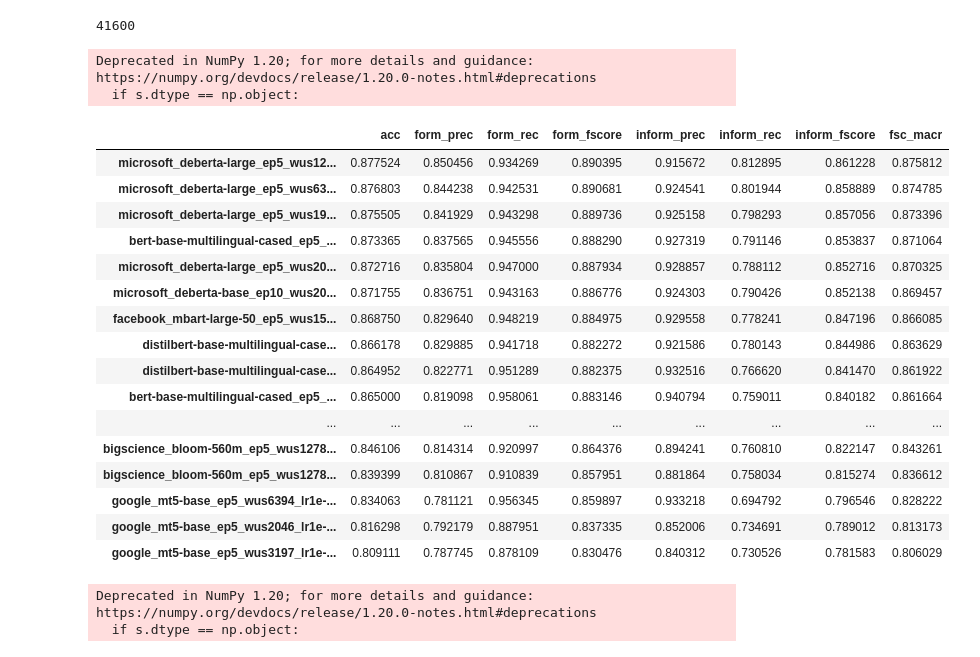
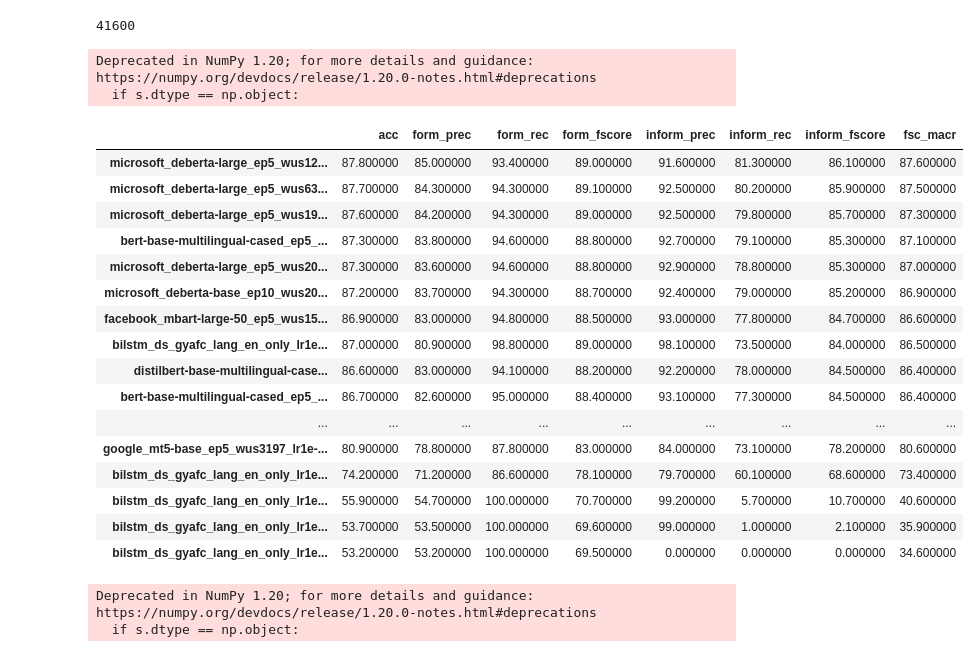
Before and after one commit to s-nlp/formality, a Jupyter notebook: notebooks/get_train_stat/get_stat.ipynb, the cells around one changed output. Cells and saved outputs as stored; diff of their text form; code cells hidden in the pictures.

```diff
--- a/notebooks/get_train_stat/get_stat.ipynb
+++ b/notebooks/get_train_stat/get_stat.ipynb
@@ -42,6 +44,11 @@ def get_metrics(true_labels, predicted_labels):
                 "fsc_macr": fsc_macr
                }
 
+    res_dict = {metric:round(val,3)*100 for metric, val in res_dict.items()}
+    res_dict = {metric:float(str(val)[:4]) for metric, val in res_dict.items()}
+
+#     print(res_dict)
+
     return res_dict
 # %%
 # 'microsoft_deberta-base_ep10_wus100_lr1e-06.json' in  models_index
@@ -56,6 +63,8 @@ paper_sota = {
                 "inform_rec": 0.807,
                 "inform_fscore": 0.842,
                }
+paper_sota = {metric:round(val,3)*100 for metric, val in paper_sota.items()}
+paper_sota = {metric:float(str(val)[:4]) for metric, val in paper_sota.items()}
 paper_sota["fsc_macr"] = (paper_sota["form_fscore"] + paper_sota["inform_fscore"])/2
 # %%
 all_models_folder = "test_results_trainer/"
@@ -74,10 +83,14 @@ for model_pred_path in os.listdir(all_models_folder):
 
     if "ipynb_checkpoints" not in model_pred_path and model_pred_path not in exclude:
 
+#         print(model_pred_path)
+
         test_predicts_path = os.path.join(all_models_folder, model_pred_path)
 
         with open(test_predicts_path) as f:
             test_predicts_list = json.load(f)
+
+        test_predicts_list = test_predicts_list[:41600]
 
         models_index.append(model_pred_path)
 
@@ -86,28 +99,3 @@ for model_pred_path in os.listdir(all_models_folder):
         data.append(res_dict_i)
 
         # break
-
-df_report = pd.DataFrame(data, index = models_index)
-df_report = df_report.sort_values(by=["fsc_macr"], ascending=False)
-
-df_report.style.apply(highlight_max)
-# %% [output]
-Deprecated in NumPy 1.20; for more details and guidance: https://numpy.org/devdocs/release/1.20.0-notes.html#deprecations
-  if s.dtype == np.object:
-|  | acc | form_prec | form_rec | form_fscore | inform_prec | inform_rec | inform_fscore | fsc_macr |
-| microsoft_deberta-large_ep5_wus12... | 0.877524 | 0.850456 | 0.934269 | 0.890395 | 0.915672 | 0.812895 | 0.861228 | 0.875812 |
-| microsoft_deberta-large_ep5_wus63... | 0.876803 | 0.844238 | 0.942531 | 0.890681 | 0.924541 | 0.801944 | 0.858889 | 0.874785 |
-| microsoft_deberta-large_ep5_wus19... | 0.875505 | 0.841929 | 0.943298 | 0.889736 | 0.925158 | 0.798293 | 0.857056 | 0.873396 |
-| bert-base-multilingual-cased_ep5_... | 0.873365 | 0.837565 | 0.945556 | 0.888290 | 0.927319 | 0.791146 | 0.853837 | 0.871064 |
-| microsoft_deberta-large_ep5_wus20... | 0.872716 | 0.835804 | 0.947000 | 0.887934 | 0.928857 | 0.788112 | 0.852716 | 0.870325 |
-| microsoft_deberta-base_ep10_wus20... | 0.871755 | 0.836751 | 0.943163 | 0.886776 | 0.924303 | 0.790426 | 0.852138 | 0.869457 |
-| facebook_mbart-large-50_ep5_wus15... | 0.868750 | 0.829640 | 0.948219 | 0.884975 | 0.929558 | 0.778241 | 0.847196 | 0.866085 |
-| distilbert-base-multilingual-case... | 0.866178 | 0.829885 | 0.941718 | 0.882272 | 0.921586 | 0.780143 | 0.844986 | 0.863629 |
-| distilbert-base-multilingual-case... | 0.864952 | 0.822771 | 0.951289 | 0.882375 | 0.932516 | 0.766620 | 0.841470 | 0.861922 |
-| bert-base-multilingual-cased_ep5_... | 0.865000 | 0.819098 | 0.958061 | 0.883146 | 0.940794 | 0.759011 | 0.840182 | 0.861664 |
-| ... | ... | ... | ... | ... | ... | ... | ... | ... |
-| bigscience_bloom-560m_ep5_wus1278... | 0.846106 | 0.814314 | 0.920997 | 0.864376 | 0.894241 | 0.760810 | 0.822147 | 0.843261 |
-| bigscience_bloom-560m_ep5_wus1278... | 0.839399 | 0.810867 | 0.910839 | 0.857951 | 0.881864 | 0.758034 | 0.815274 | 0.836612 |
-| google_mt5-base_ep5_wus6394_lr1e-... | 0.834063 | 0.781121 | 0.956345 | 0.859897 | 0.933218 | 0.694792 | 0.796546 | 0.828222 |
-| google_mt5-base_ep5_wus2046_lr1e-... | 0.816298 | 0.792179 | 0.887951 | 0.837335 | 0.852006 | 0.734691 | 0.789012 | 0.813173 |
-| google_mt5-base_ep5_wus3197_lr1e-... | 0.809111 | 0.787745 | 0.878109 | 0.830476 | 0.840312 | 0.730526 | 0.781583 | 0.806029 |
@@ -114,3 +109,28 @@ Deprecated in NumPy 1.20; for more details and guidance: https://numpy.org/devdo
+# %%
+import numpy as np
+new_df = np.round(df_report,3).astype(float)
+# %%
+new_df.style.apply(highlight_max)
+# %% [output]
+Deprecated in NumPy 1.20; for more details and guidance: https://numpy.org/devdocs/release/1.20.0-notes.html#deprecations
+  if s.dtype == np.object:
+|  | acc | form_prec | form_rec | form_fscore | inform_prec | inform_rec | inform_fscore | fsc_macr |
+| microsoft_deberta-large_ep5_wus12... | 87.800000 | 85.000000 | 93.400000 | 89.000000 | 91.600000 | 81.300000 | 86.100000 | 87.600000 |
+| microsoft_deberta-large_ep5_wus63... | 87.700000 | 84.300000 | 94.300000 | 89.100000 | 92.500000 | 80.200000 | 85.900000 | 87.500000 |
+| microsoft_deberta-large_ep5_wus19... | 87.600000 | 84.200000 | 94.300000 | 89.000000 | 92.500000 | 79.800000 | 85.700000 | 87.300000 |
+| bert-base-multilingual-cased_ep5_... | 87.300000 | 83.800000 | 94.600000 | 88.800000 | 92.700000 | 79.100000 | 85.300000 | 87.100000 |
+| microsoft_deberta-large_ep5_wus20... | 87.300000 | 83.600000 | 94.600000 | 88.800000 | 92.900000 | 78.800000 | 85.300000 | 87.000000 |
+| microsoft_deberta-base_ep10_wus20... | 87.200000 | 83.700000 | 94.300000 | 88.700000 | 92.400000 | 79.000000 | 85.200000 | 86.900000 |
+| facebook_mbart-large-50_ep5_wus15... | 86.900000 | 83.000000 | 94.800000 | 88.500000 | 93.000000 | 77.800000 | 84.700000 | 86.600000 |
+| bilstm_ds_gyafc_lang_en_only_lr1e... | 87.000000 | 80.900000 | 98.800000 | 89.000000 | 98.100000 | 73.500000 | 84.000000 | 86.500000 |
+| distilbert-base-multilingual-case... | 86.600000 | 83.000000 | 94.100000 | 88.200000 | 92.200000 | 78.000000 | 84.500000 | 86.400000 |
+| bert-base-multilingual-cased_ep5_... | 86.700000 | 82.600000 | 95.000000 | 88.400000 | 93.100000 | 77.300000 | 84.500000 | 86.400000 |
+| ... | ... | ... | ... | ... | ... | ... | ... | ... |
+| google_mt5-base_ep5_wus3197_lr1e-... | 80.900000 | 78.800000 | 87.800000 | 83.000000 | 84.000000 | 73.100000 | 78.200000 | 80.600000 |
+| bilstm_ds_gyafc_lang_en_only_lr1e... | 74.200000 | 71.200000 | 86.600000 | 78.100000 | 79.700000 | 60.100000 | 68.600000 | 73.400000 |
+| bilstm_ds_gyafc_lang_en_only_lr1e... | 55.900000 | 54.700000 | 100.000000 | 70.700000 | 99.200000 | 5.700000 | 10.700000 | 40.600000 |
+| bilstm_ds_gyafc_lang_en_only_lr1e... | 53.700000 | 53.500000 | 100.000000 | 69.600000 | 99.000000 | 1.000000 | 2.100000 | 35.900000 |
+| bilstm_ds_gyafc_lang_en_only_lr1e... | 53.200000 | 53.200000 | 100.000000 | 69.500000 | 0.000000 | 0.000000 | 0.000000 | 34.600000 |
 # %%
 all_models_folder = "test_results/"
 
```
Also changed, not shown: parts of 4 cells of this notebook, 1 other file.
